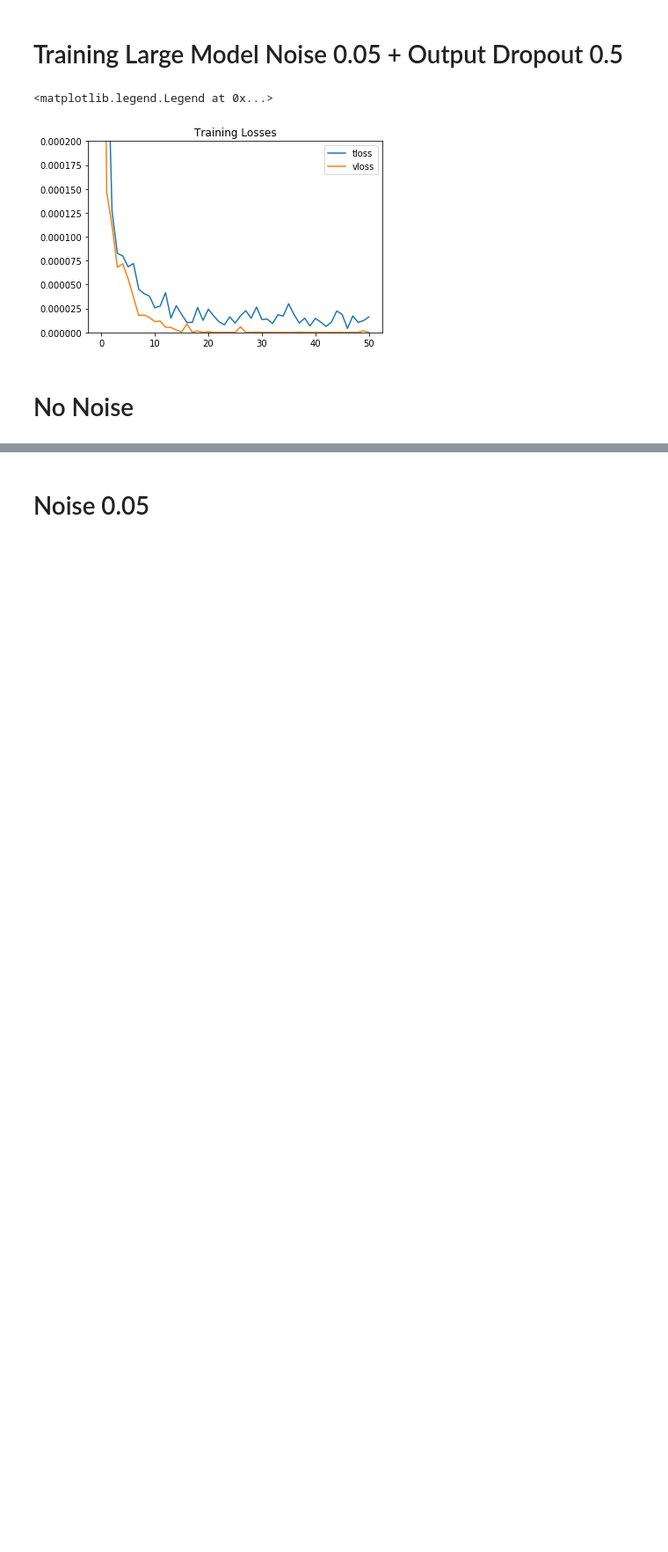
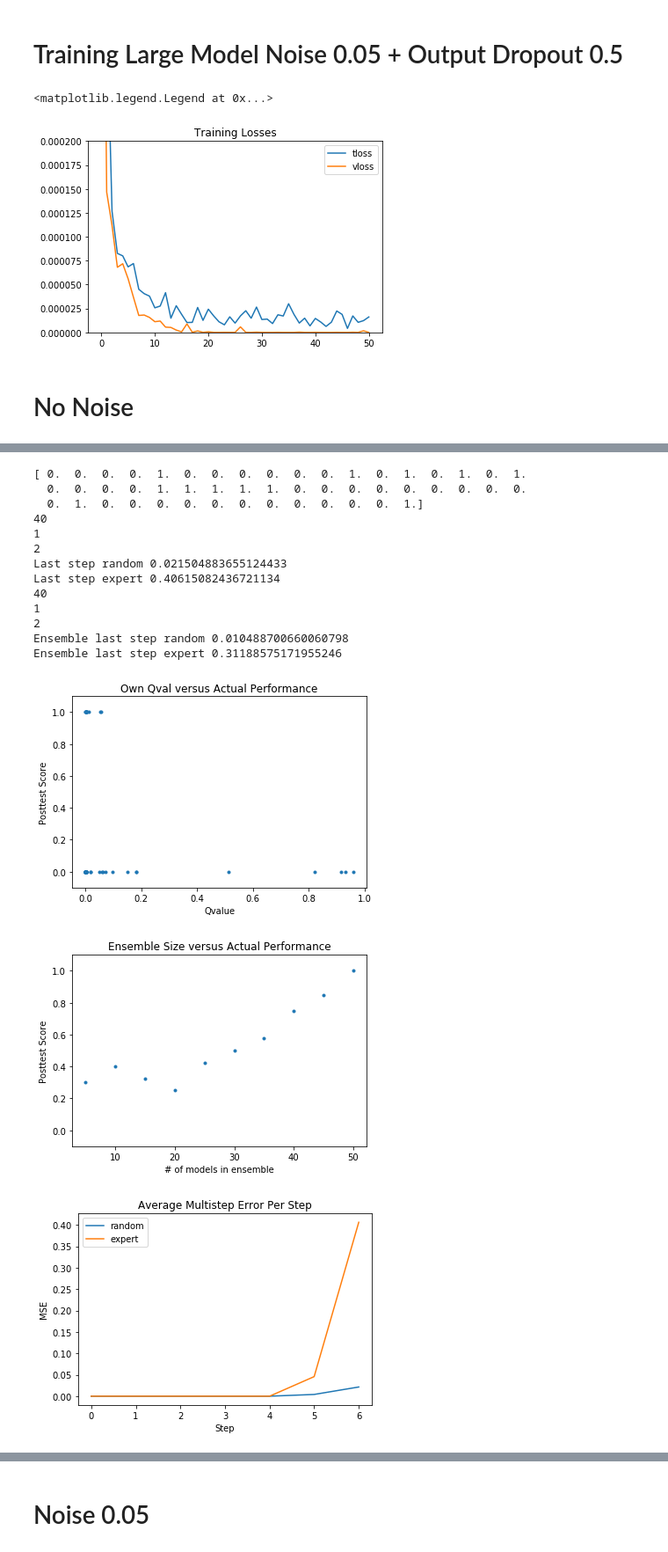
Before and after one commit to lisa-1010/smart-tutor, a Jupyter notebook: code/student2aw4l5.ipynb, the cells around one changed output, grey strips where cells are left out. Shown at 88% size. Drawn from its saved outputs; the diff is of its cells as text; code cells hidden in the pictures; blank space fills up the shorter version.

Commit message:
graphing results for large model; input noise is absolutely essential

```diff
--- a/code/student2aw4l5.ipynb
+++ b/code/student2aw4l5.ipynb
@@ -428,0 +415,19 @@ Ensemble last step expert 0.31188575171955246
+# %%
+graph_info('experiments/test2_modelgrusimple_mid-dropout10-shuffle1-data-test2a-w4-n100000-l5-random.pickle')
+# %% [output]
+[ 0.  0.  0.  0.  1.  0.  0.  0.  0.  0.  0.  1.  0.  1.  0.  1.  0.  1.
+  0.  0.  0.  0.  1.  1.  1.  1.  1.  0.  0.  0.  0.  0.  0.  0.  0.  0.
+  0.  1.  0.  0.  0.  0.  0.  0.  0.  0.  0.  0.  0.  1.]
+40
+1
+2
+Last step random 0.021504883655124433
+Last step expert 0.40615082436721134
+40
+1
+2
+Ensemble last step random 0.010488700660060798
+Ensemble last step expert 0.31188575171955246
+[figure, added]
+[figure, added]
+[figure, added]
```
Also changed, not shown: parts of 17 cells of this notebook.
